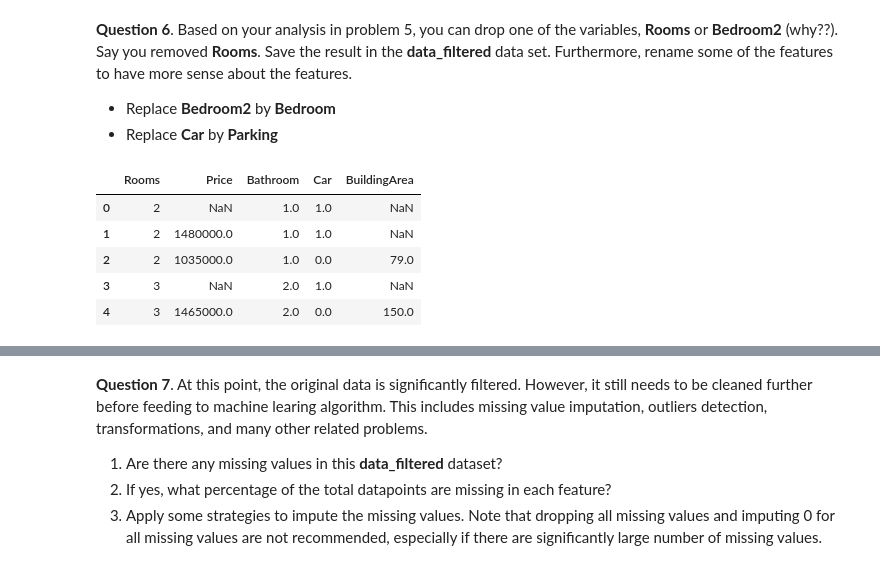
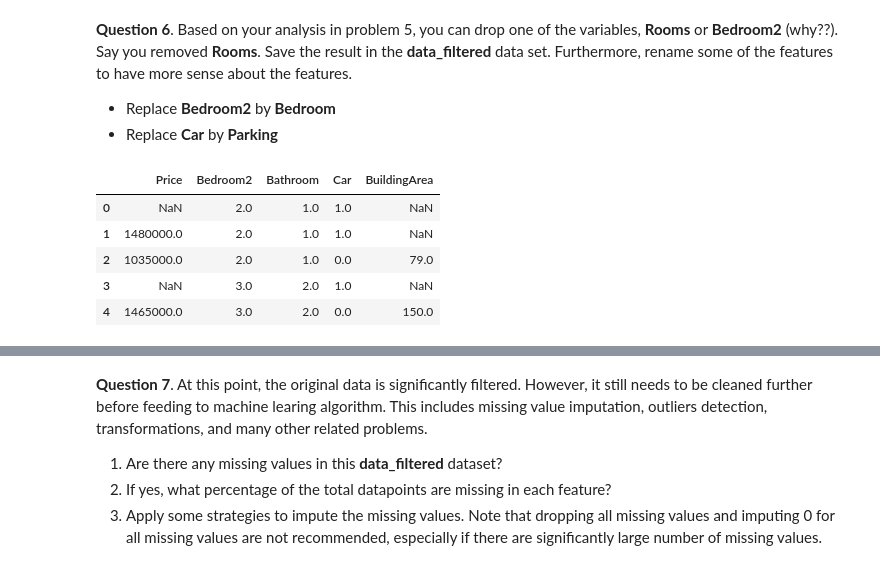
Before and after one commit to JakeSouza/Mini_Project3, a Jupyter notebook: Mini_Project 3.ipynb, the cells around one changed output, grey strips where cells are left out. Drawn from its saved outputs; the diff is of its cells as text; code cells hidden in the pictures.

```diff
--- a/Mini_Project 3.ipynb
+++ b/Mini_Project 3.ipynb
@@ -204,12 +207,12 @@ sb.jointplot(data_filtered["Bedroom2"], data_filtered['Rooms'])
 - Replace **Bedroom2**  by **Bedroom**
 - Replace **Car** by **Parking**
 # %%
-data_filtered = data_filtered.drop("Bedroom2", axis = 1)
+data_filtered = data_filtered.drop("Rooms", axis = 1)
 data_filtered.head()
 # %% [output]
-|  | Rooms | Price | Bathroom | Car | BuildingArea |
-| 0 | 2 | NaN | 1.0 | 1.0 | NaN |
-| 1 | 2 | 1480000.0 | 1.0 | 1.0 | NaN |
-| 2 | 2 | 1035000.0 | 1.0 | 0.0 | 79.0 |
-| 3 | 3 | NaN | 2.0 | 1.0 | NaN |
-| 4 | 3 | 1465000.0 | 2.0 | 0.0 | 150.0 |
+|  | Price | Bedroom2 | Bathroom | Car | BuildingArea |
+| 0 | NaN | 2.0 | 1.0 | 1.0 | NaN |
+| 1 | 1480000.0 | 2.0 | 1.0 | 1.0 | NaN |
+| 2 | 1035000.0 | 2.0 | 1.0 | 0.0 | 79.0 |
+| 3 | NaN | 3.0 | 2.0 | 1.0 | NaN |
+| 4 | 1465000.0 | 3.0 | 2.0 | 0.0 | 150.0 |
```
Also changed, not shown: parts of 34 cells of this notebook.
